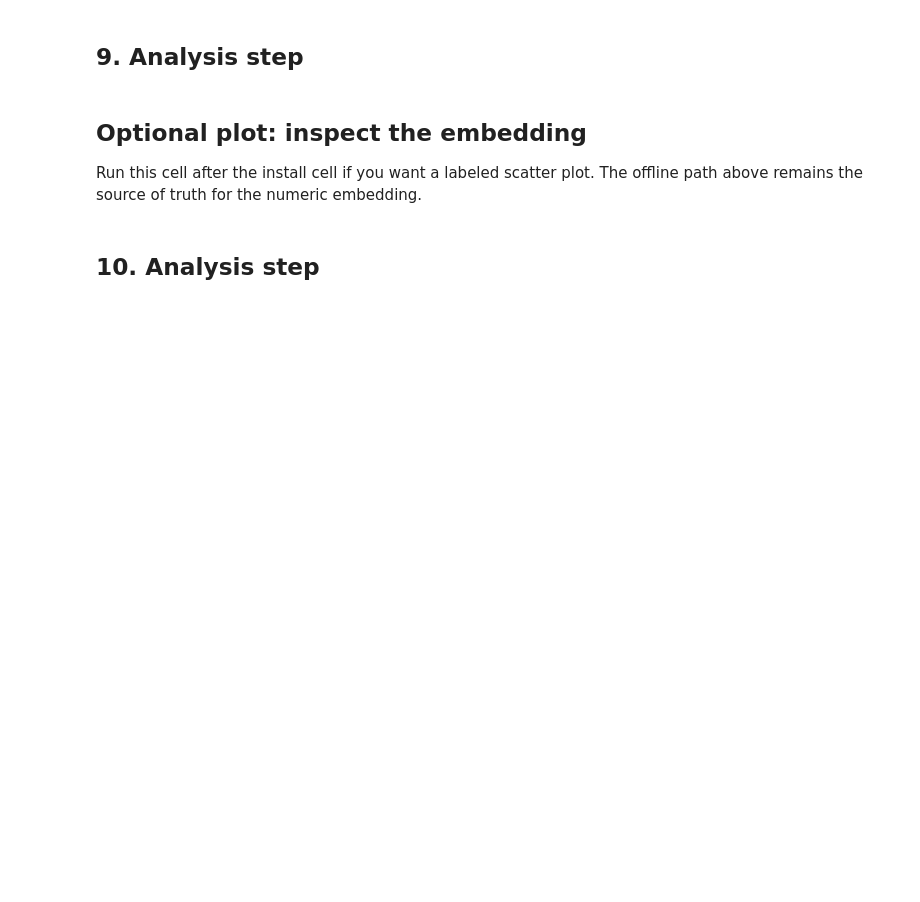
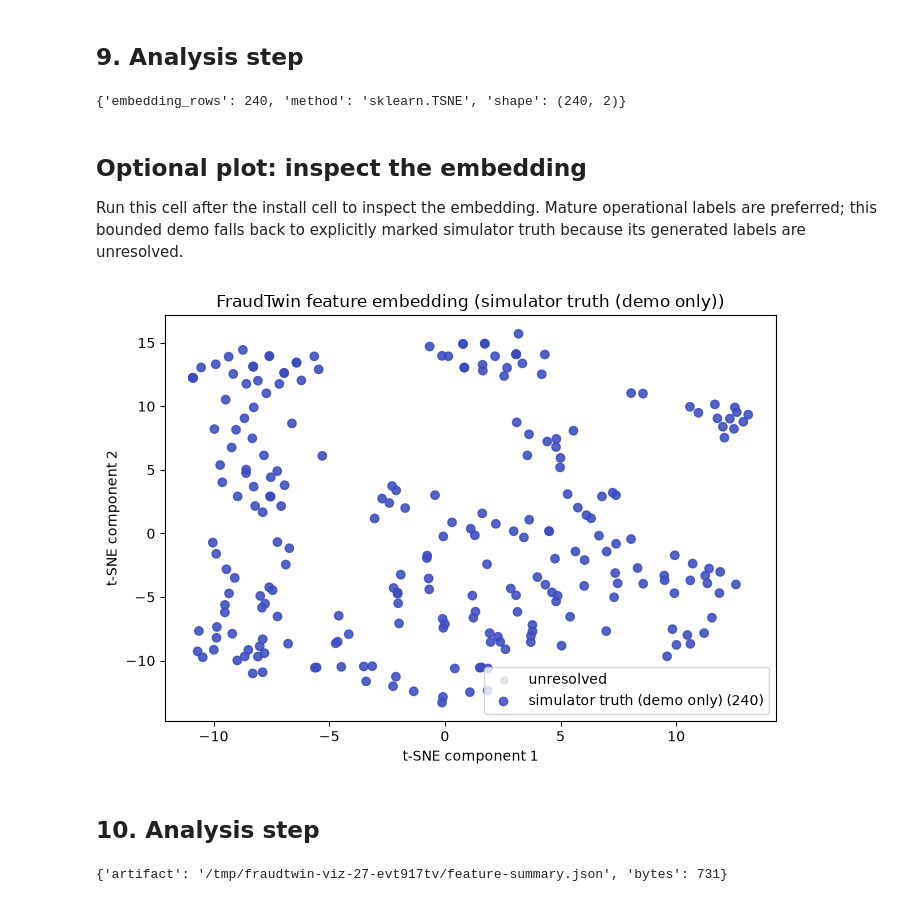
Before and after one commit to emedinac/fraud-twin, a Jupyter notebook: docs/tutorials/ml-feature-distributions-embeddings.ipynb, the cells around one changed output. Saved outputs shown, nothing was run; the diff lists cells and outputs as text; code cells hidden in the pictures; blank space fills up the shorter version.

```diff
--- a/docs/tutorials/ml-feature-distributions-embeddings.ipynb
+++ b/docs/tutorials/ml-feature-distributions-embeddings.ipynb
@@ -50,7 +50,17 @@ values["population"].update(
 )
 values["behavior"]["amount_max"] = 100
 values["simulation"]["seed"] = 2501
+values["fraud"]["enabled"] = True
+values["fraud"]["target_rate"] = 0.05
 config = SimulationRunConfig.model_validate(values)
 data = fraudtwin.generate(config)
-print({"run_id": data.run_id, "payments": len(data.behavior.payments)})
+simulator_truth = {
+    record.payment_id: int(record.fraud_truth)
+    for record in data.behavior.fraud_records
+}
+simulator_fraud_count = sum(simulator_truth.values())
+print("Source run")
+print(f"  run_id: {data.run_id}")
+print(f"  payments: {len(data.behavior.payments):,}")
+print(f"  simulator fraud truth: {simulator_fraud_count:,}")
 assert len(data.behavior.payments) >= 1_000
@@ -126,25 +177,65 @@ try:
 except ImportError:
     embedding = embedding_input.to_numpy()[: min(240, embedding_input.height)]
     print({"embedding_rows": len(embedding), "method": "scaled-feature fallback"})
+# %% [output]
+{'embedding_rows': 240, 'method': 'sklearn.TSNE', 'shape': (240, 2)}
 # %% [markdown]
 ## Optional plot: inspect the embedding
 
-Run this cell after the install cell if you want a labeled scatter plot. The offline path above remains the source of truth for the numeric embedding.
+Run this cell after the install cell to inspect the embedding. Mature operational labels are preferred; this bounded demo falls back to explicitly marked simulator truth because its generated labels are unresolved.
 # %%
-try:
-    import matplotlib.pyplot as plt
 
-    labels = frame.get_column("label").fill_null(0).to_numpy()[: len(embedding)]
-    fig, axis = plt.subplots(figsize=(7, 5))
-    axis.scatter(embedding[:, 0], embedding[:, 1], c=labels, cmap="coolwarm", alpha=0.7)
-    axis.set(
-        title="FraudTwin feature embedding", xlabel="t-SNE component 1", ylabel="t-SNE component 2"
+import matplotlib.pyplot as plt
+
+operational_values = (
+    frame.get_column("label").to_list()[: len(embedding)]
+    if "label" in frame.columns
+    else [None] * len(embedding)
+)
+if any(value is not None for value in operational_values):
+    label_values = operational_values
+    label_source = "mature operational labels"
+elif simulator_fraud_count:
+    label_values = [
+        simulator_truth.get(payment_id, 0)
+        for payment_id in frame["payment_id"].to_list()[: len(embedding)]
+    ]
+    label_source = "simulator truth (demo only)"
+else:
+    label_values = [None] * len(embedding)
+    label_source = "labels unavailable"
+known_positions = [index for index, value in enumerate(label_values) if value is not None]
+fig, axis = plt.subplots(figsize=(7, 5))
+axis.scatter(
+    embedding[:, 0], embedding[:, 1], color="#cbd5e1", alpha=0.55,
+    s=28, label="unresolved" if known_positions else "points",
+)
+if known_positions:
+    label_codes = [
+        1 if str(label_values[index]).lower() in {"1", "true", "fraud"} else 0
+        for index in known_positions
+    ]
+    axis.scatter(
+        embedding[known_positions, 0], embedding[known_positions, 1],
+        c=label_codes, cmap="coolwarm", alpha=0.85, s=36,
+        label=f"{label_source} ({len(known_positions):,})",
     )
-    fig.tight_layout()
-    plt.show()
-    plt.close(fig)
-except ImportError:
-    print("Install matplotlib in the optional cell to render the scatter plot.")
+    if len(set(label_codes)) > 1:
+        fig.colorbar(axis.collections[-1], ax=axis, label="label code")
+title = (
+    f"FraudTwin feature embedding ({label_source})"
+    if known_positions
+    else "FraudTwin feature embedding (labels unavailable)"
+)
+axis.set(
+    title=title, xlabel="t-SNE component 1", ylabel="t-SNE component 2"
+)
+axis.legend()
+fig.tight_layout()
+plt.show()
+plt.close(fig)
+# %% [output]
+[figure, added]
 # %% [markdown]
 ## 10. Analysis step
 # %%
@@ -155,3 +246,5 @@ with TemporaryDirectory(prefix="fraudtwin-viz-27-") as tmp:
     )
     print({"artifact": str(report), "bytes": report.stat().st_size})
     assert report.stat().st_size < 20_000
+# %% [output]
+{'artifact': '/tmp/fraudtwin-viz-27-evt917tv/feature-summary.json', 'bytes': 731}
```
Also changed, not shown: parts of 9 cells of this notebook, 58 other files.
